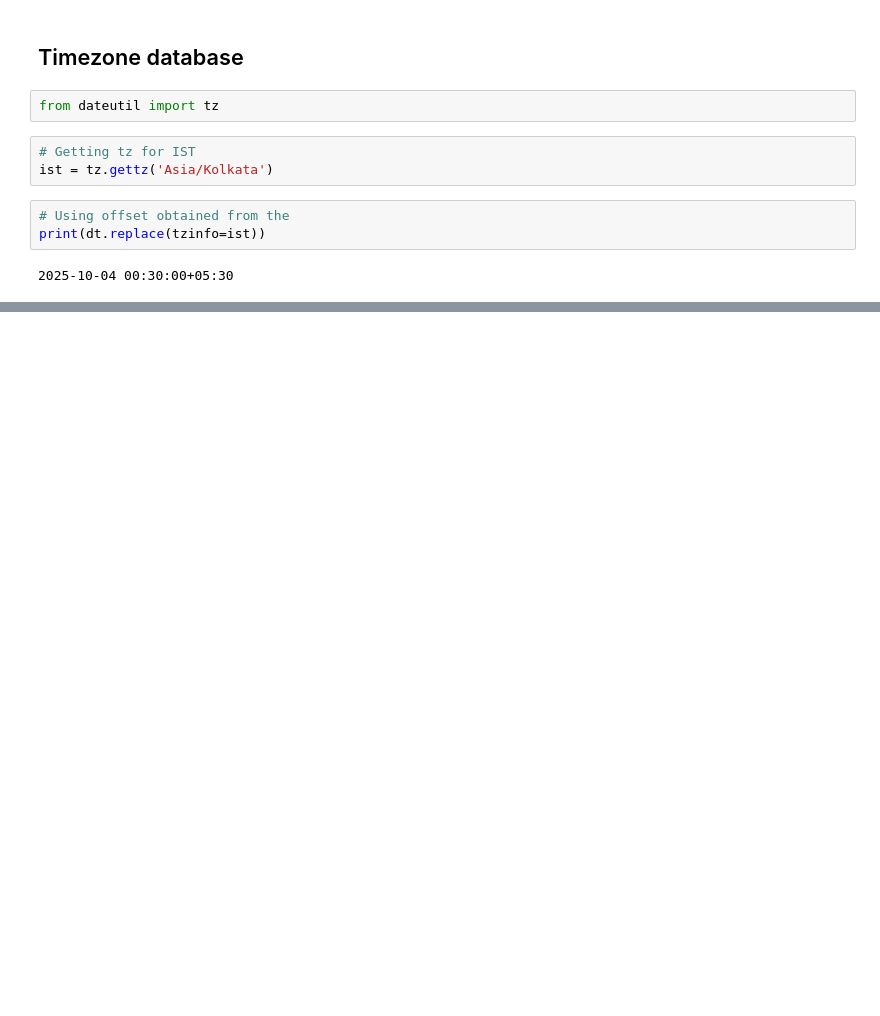
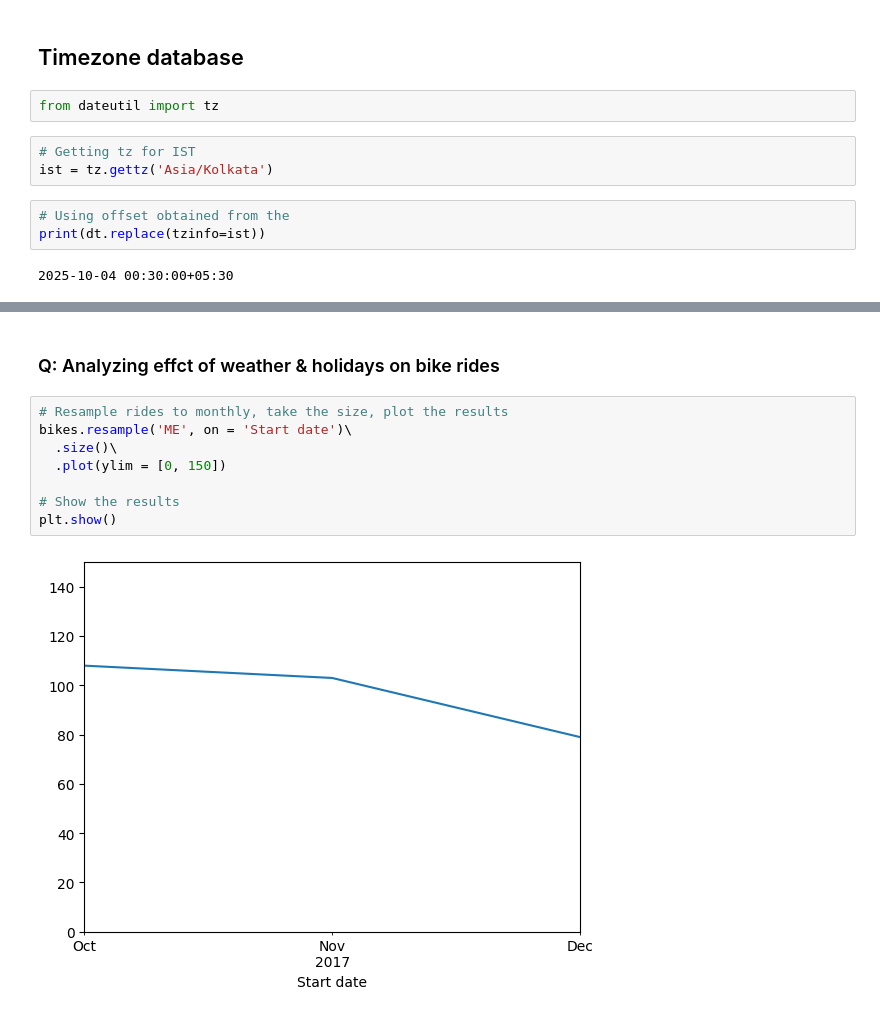
Before and after one commit to abhijeet-bhambere/exploratory_data_analysis, a Jupyter notebook: dates_times_work/date_and_time_chapter.ipynb, the cells around one changed output, grey strips where cells are left out. Saved outputs shown, nothing was run; the diff lists cells and outputs as text; blank space fills up the shorter version.

```diff
--- a/dates_times_work/date_and_time_chapter.ipynb
+++ b/dates_times_work/date_and_time_chapter.ipynb
@@ -358,0 +621,12 @@ print(dt.replace(tzinfo=ist))
+# %% [markdown]
+### Q: Analyzing effct of weather & holidays on bike rides
+# %%
+# Resample rides to monthly, take the size, plot the results
+bikes.resample('ME', on = 'Start date')\
+  .size()\
+  .plot(ylim = [0, 150])
+
+# Show the results
+plt.show()
+# %% [output]
+[figure, added]
```
Also changed, not shown: parts of 63 cells of this notebook.
